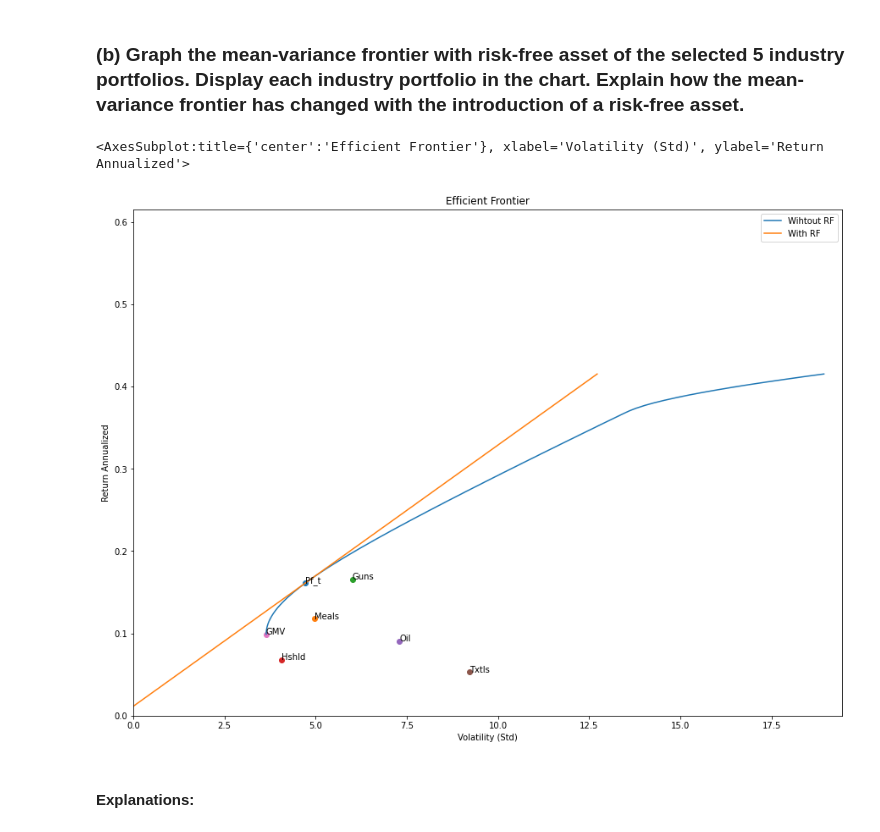
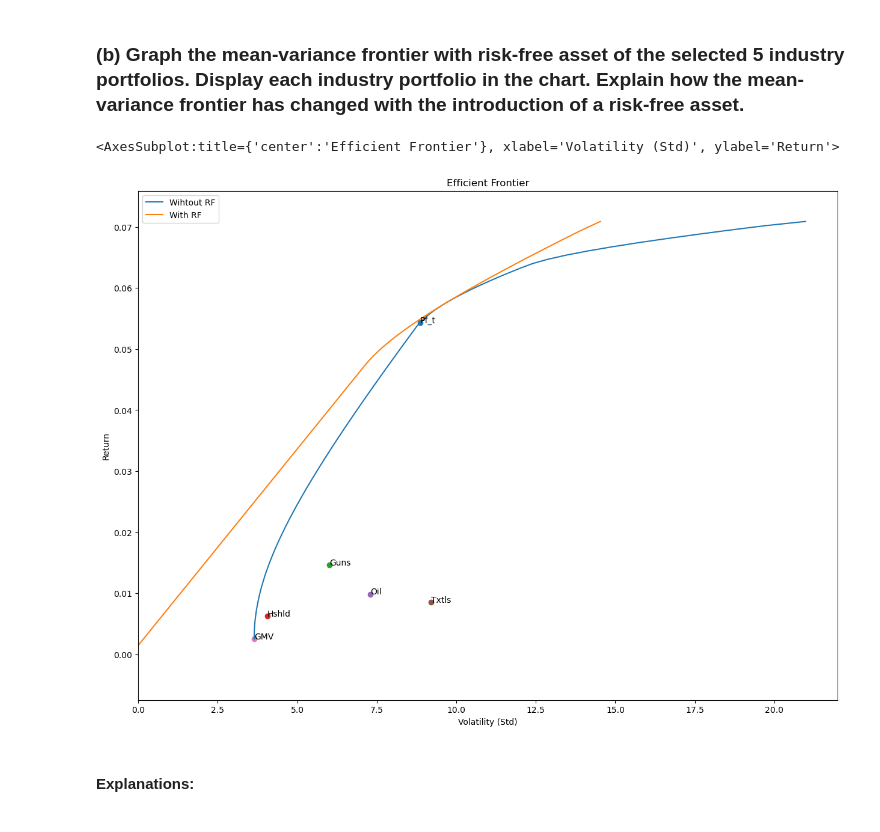
Before and after one commit to Damnsky100/Portfolio, a Jupyter notebook: Assignment_TP1.ipynb, the cells around one changed output. Drawn from its saved outputs; the diff is of its cells as text; code cells hidden in the pictures.

```diff
--- a/Assignment_TP1.ipynb
+++ b/Assignment_TP1.ipynb
@@ -68,16 +117,10 @@ array([ 0.68975152,  0.55793294,  0.10913644, -0.02089182, -0.33592907])
 # %% [markdown]
 ### (b) Graph the mean-variance frontier with risk-free asset of the selected 5 industry portfolios. Display each industry portfolio in the chart. Explain how the mean-variance frontier has changed with the introduction of a risk-free asset.
-# %%
-#Expected risk free rate added
-#show_cml --> efficient frontier with rf
-#show gmv --> show global minimum variance portfolio
-#bounds(-2,2) --> able to short -2, and long 2
-
-
-f.plot_ef(E_return, E_cov, Expected_Risk_free, Nbr_PTF, show_cml=True, show_gmv=True, bounds = (-2,2))
-# %% [output]
-<AxesSubplot:title={'center':'Efficient Frontier'}, xlabel='Volatility (Std)', ylabel='Return Annualized'>
-[figure, removed]
+# %%
+g.plot_ef_Gurobi(E_return, E_cov, Expected_Risk_free, K , Nbr_PTF, bounds = (-2,2), show_cml=True, show_gmv=True)
+# %% [output]
+<AxesSubplot:title={'center':'Efficient Frontier'}, xlabel='Volatility (Std)', ylabel='Return'>
+[figure, added]
 # %% [markdown]
 #### Explanations:
 # %% [markdown]
```
Also changed, not shown: parts of 53 cells of this notebook, 3 other files.
